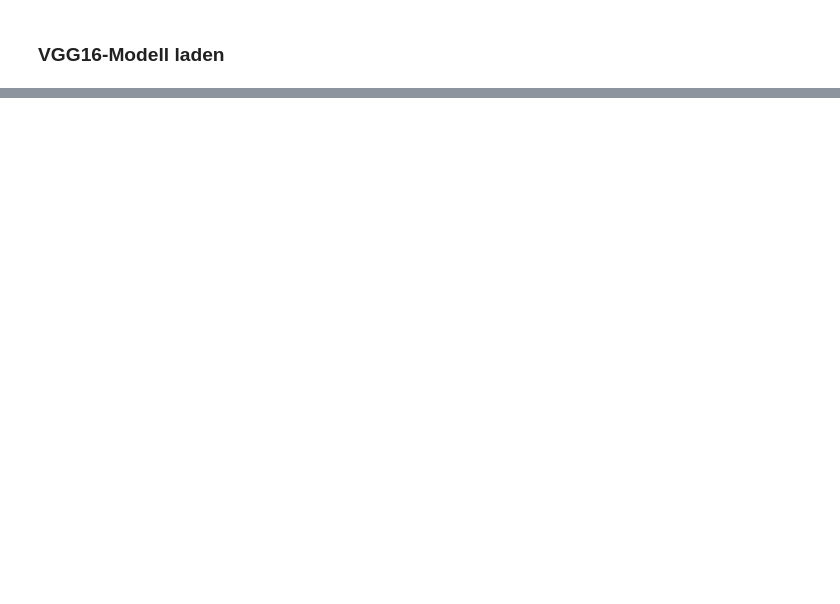
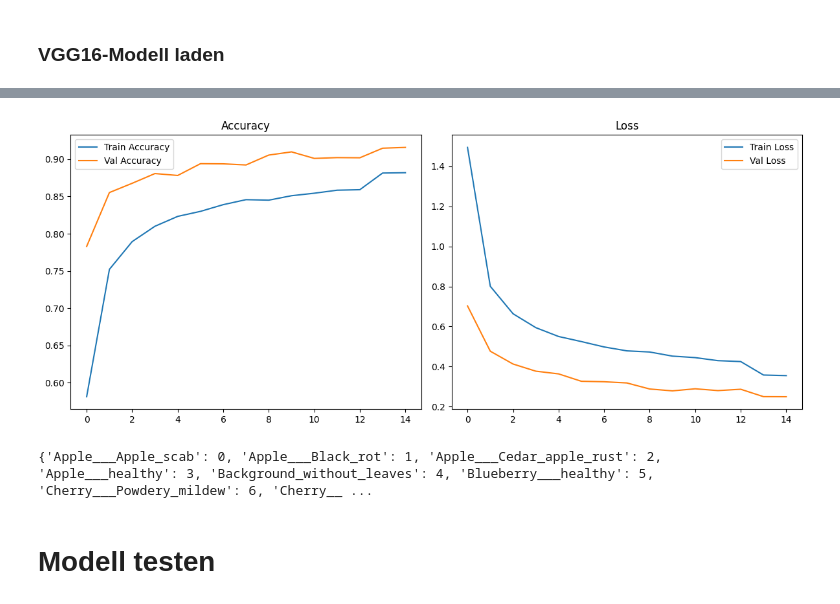
Before and after one commit to safer-lgtm/leaf-disease-identification, a Jupyter notebook: Blättererkennung_und_Klassasifikation_VGG16.ipynb, the cells around one changed output, grey strips where cells are left out. Drawn from its saved outputs; the diff is of its cells as text; code cells hidden in the pictures; blank space fills up the shorter version.

```diff
--- a/Blättererkennung_und_Klassasifikation_VGG16.ipynb
+++ b/Blättererkennung_und_Klassasifikation_VGG16.ipynb
@@ -134,10 +135,12 @@ Found 11077 images belonging to 39 classes.
 # %% [markdown]
 ### VGG16-Modell laden
 # %%
+import tensorflow as tf
 from tensorflow.keras.applications import VGG16
 from tensorflow.keras.models import Sequential
-from tensorflow.keras.layers import Dense, Flatten, Dropout
+from tensorflow.keras.layers import Dense, Flatten, Dropout, GlobalAveragePooling2D
 from tensorflow.keras.optimizers import Adam
+from tensorflow.keras.callbacks import EarlyStopping, ModelCheckpoint, ReduceLROnPlateau
 
 # VGG16 ohne die obersten Schichten (Fully-Connetcted-Schicht)
 base_model = VGG16(weights='imagenet', include_top=False, input_shape=(224, 224, 3))
@@ -149,7 +152,7 @@ for layer in base_model.layers:
 # Hinzufügen von eigenen Klassifikationsschichten
 model = Sequential([
     base_model,  # Vortrainiertes VGG16-Modell
-    Flatten(),  # Flache Schicht
+    GlobalAveragePooling2D(), # m die Ausgaben eines Convolutional-Blocks zu verdichten
     Dense(512, activation='relu'),  # Dense-Schicht
     Dropout(0.5),  # Dropout zur Vermeidung von Überanpassung
     Dense(train_generator.num_classes, activation='softmax')  # Softmax für Mehrklassenklassifikation
@@ -162,13 +165,21 @@ model.compile(
     metrics=['accuracy']  # Metrik zur Bewertung der Genauigkeit
 )
 
+# Callbacks
+callbacks = [
+    EarlyStopping(patience=5, restore_best_weights=True), # Beendet das Training frühzeitig, wenn sich die Validierungsleistung nicht verbessert
+    ModelCheckpoint("best_model.keras", save_best_only=True), # Modell speichern
+    ReduceLROnPlateau(monitor='val_loss', factor=0.2, patience=3, min_lr=1e-6) # Reduziert die Lernrate, wenn sich die Validierungsleistung nicht verbessert
+]
+
 # Modell trainieren
 history = model.fit(
-    train_generator,  # Trainingsdaten mit Augmentierung
-    steps_per_epoch=train_generator.samples // train_generator.batch_size,  # Schritte pro Epoche
-    epochs=10,  # Anzahl der Epochen
-    validation_data=test_generator,  # Testdaten ohne Augmentierung
-    validation_steps=test_generator.samples // test_generator.batch_size  # Schritte für die Validierung
+    train_generator, # Trainingsdaten mit Augmentierung
+    steps_per_epoch=train_generator.samples // train_generator.batch_size,
+    validation_data=val_generator, # Validierungsdaten
+    validation_steps=val_generator.samples // val_generator.batch_size,
+    epochs=15, # Anzahl der Epochen
+    callbacks=callbacks
 )
 # %% [output]
 Downloading data from https://storage.googleapis.com/tensorflow/keras-applications/vgg16/vgg16_weights_tf_dim_ordering_tf_kernels_notop.h5
@@ -196,0 +202,27 @@ Epoch 10/10
+# %%
+import matplotlib.pyplot as plt
+
+# Visualisierung Accuracy und Loss
+plt.figure(figsize=(12, 5))
+
+plt.subplot(1, 2, 1)
+plt.plot(history.history['accuracy'], label='Train Accuracy')
+plt.plot(history.history['val_accuracy'], label='Val Accuracy')
+plt.title('Accuracy')
+plt.legend()
+
+plt.subplot(1, 2, 2)
+plt.plot(history.history['loss'], label='Train Loss')
+plt.plot(history.history['val_loss'], label='Val Loss')
+plt.title('Loss')
+plt.legend()
+
+plt.tight_layout()
+plt.show()
+# %% [output]
+[figure, added]
+# %%
+# class_indices ausgeben
+print(train_generator.class_indices)
+# %% [output]
+{'Apple___Apple_scab': 0, 'Apple___Black_rot': 1, 'Apple___Cedar_apple_rust': 2, 'Apple___healthy': 3, 'Background_without_leaves': 4, 'Blueberry___healthy': 5, 'Cherry___Powdery_mildew': 6, 'Cherry__ ...
@@ -197,3 +235,5 @@ Epoch 10/10
+# %% [markdown]
+# Modell testen
 # %%
 # Modellbewertung auf den Testdaten
 test_loss, test_acc = model.evaluate(test_generator, steps=test_generator.samples // test_generator.batch_size)
```
Also changed, not shown: parts of 16 cells of this notebook.
